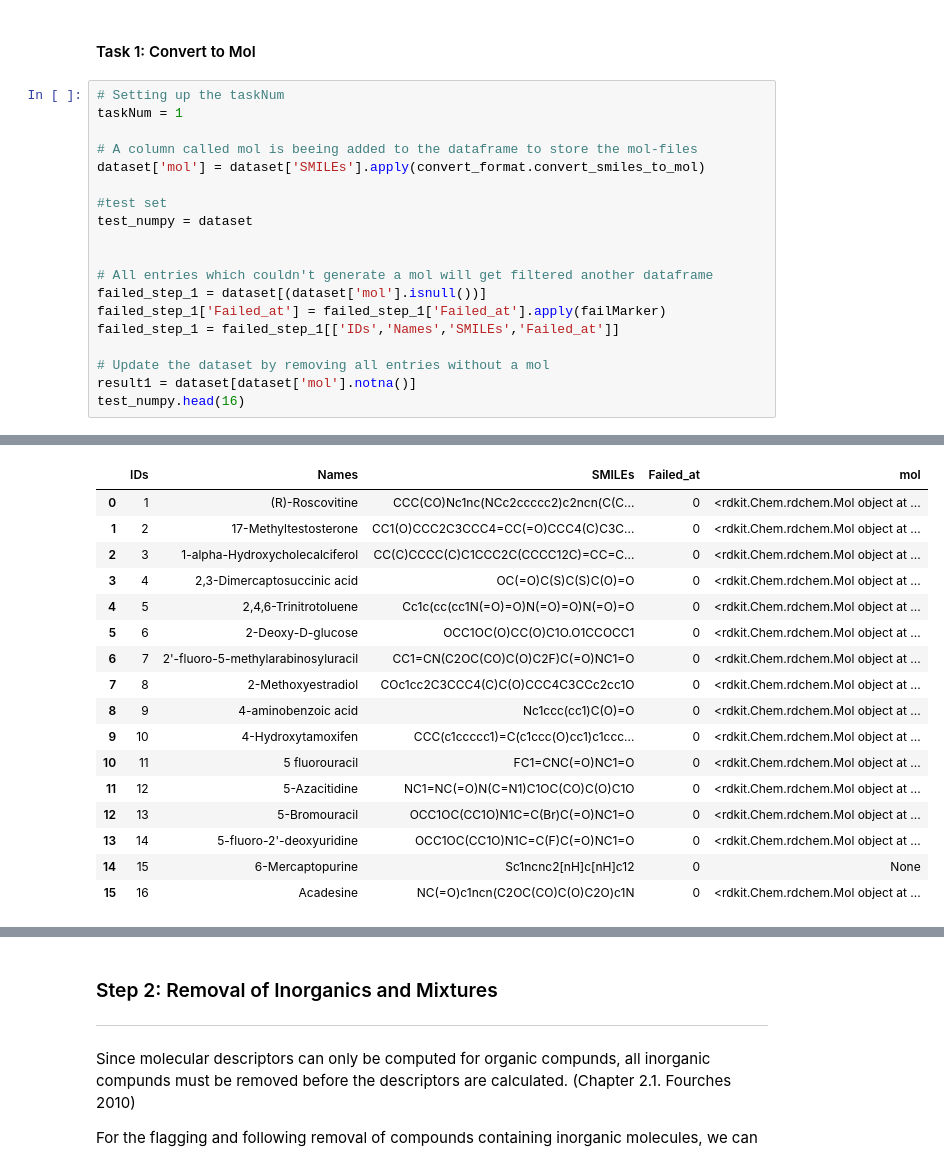
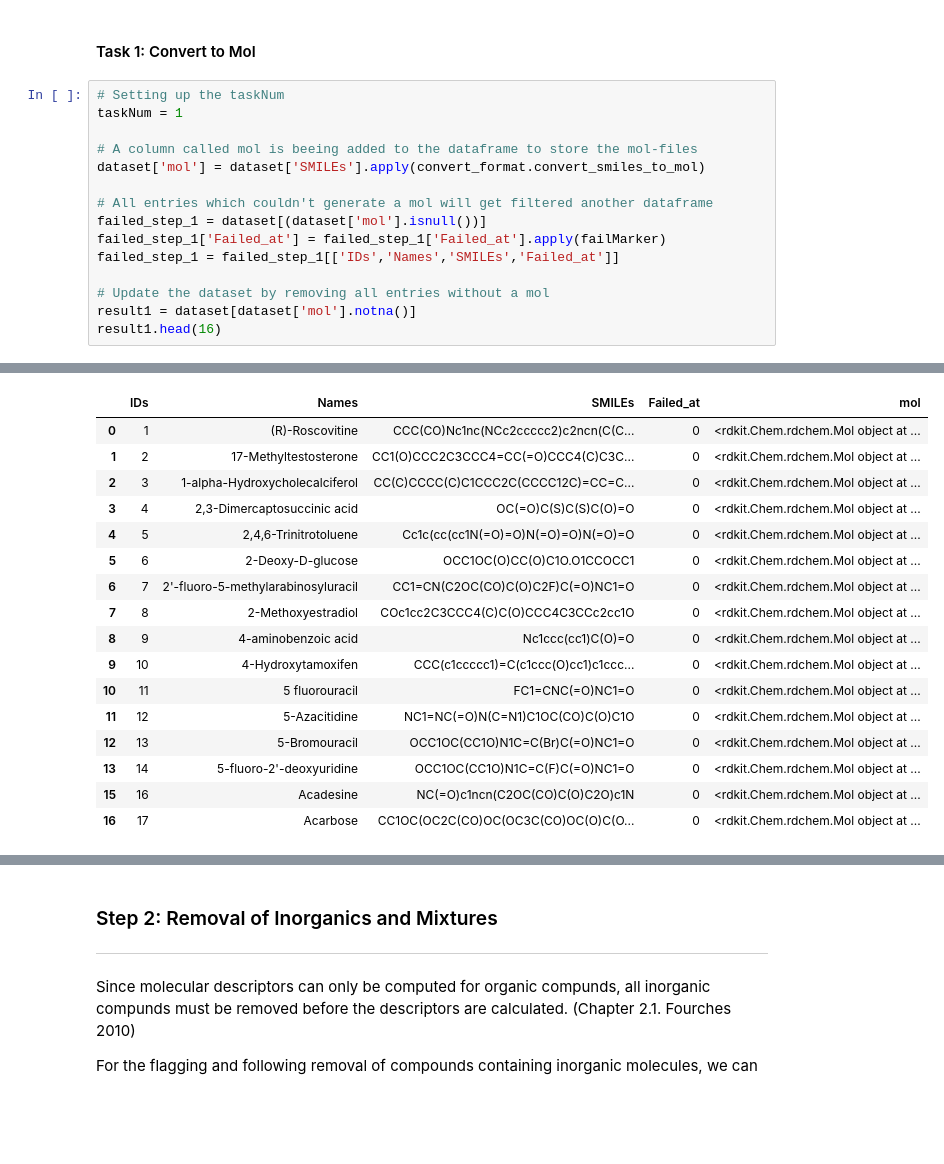
Before and after one commit to volkamerlab/opencadd, a Jupyter notebook: docs/tutorials/standardization.ipynb, the cells around one changed output, grey strips where cells are left out. Saved outputs shown, nothing was run; the diff lists cells and outputs as text; blank space fills up the shorter version.

```diff
--- a/docs/tutorials/standardization.ipynb
+++ b/docs/tutorials/standardization.ipynb
@@ -85,10 +85,6 @@ taskNum = 1
 
 # A column called mol is beeing added to the dataframe to store the mol-files
 dataset['mol'] = dataset['SMILEs'].apply(convert_format.convert_smiles_to_mol)
-
-#test set
-test_numpy = dataset
-
 
 # All entries which couldn't generate a mol will get filtered another dataframe
 failed_step_1 = dataset[(dataset['mol'].isnull())]
@@ -97,5 +93,5 @@ failed_step_1 = failed_step_1[['IDs','Names','SMILEs','Failed_at']]
 
 # Update the dataset by removing all entries without a mol
 result1 = dataset[dataset['mol'].notna()]
-test_numpy.head(16)
+result1.head(16)
 # %% [output]
@@ -115,23 +111,23 @@ RDKit ERROR: [14:36:22] Can't kekulize mol.  Unkekulized atoms: 11 12 13 15 16 1
 RDKit ERROR:
 A value is trying to be set on a copy of a slice from a DataFrame.
 Try using .loc[row_indexer,col_indexer] = value instead
 
 See the caveats in the documentation: https://pandas.pydata.org/pandas-docs/stable/user_guide/indexing.html#returning-a-view-versus-a-copy
   failed_step_1['Failed_at'] = failed_step_1['Failed_at'].apply(failMarker)
 |  | IDs | Names | SMILEs | Failed_at | mol |
 | 0 | 1 | (R)-Roscovitine | CCC(CO)Nc1nc(NCc2ccccc2)c2ncn(C(C... | 0 | <rdkit.Chem.rdchem.Mol object at ... |
 | 1 | 2 | 17-Methyltestosterone | CC1(O)CCC2C3CCC4=CC(=O)CCC4(C)C3C... | 0 | <rdkit.Chem.rdchem.Mol object at ... |
 | 2 | 3 | 1-alpha-Hydroxycholecalciferol | CC(C)CCCC(C)C1CCC2C(CCCC12C)=CC=C... | 0 | <rdkit.Chem.rdchem.Mol object at ... |
 | 3 | 4 | 2,3-Dimercaptosuccinic acid | OC(=O)C(S)C(S)C(O)=O | 0 | <rdkit.Chem.rdchem.Mol object at ... |
 | 4 | 5 | 2,4,6-Trinitrotoluene | Cc1c(cc(cc1N(=O)=O)N(=O)=O)N(=O)=O | 0 | <rdkit.Chem.rdchem.Mol object at ... |
 | 5 | 6 | 2-Deoxy-D-glucose | OCC1OC(O)CC(O)C1O.O1CCOCC1 | 0 | <rdkit.Chem.rdchem.Mol object at ... |
 | 6 | 7 | 2'-fluoro-5-methylarabinosyluracil | CC1=CN(C2OC(CO)C(O)C2F)C(=O)NC1=O | 0 | <rdkit.Chem.rdchem.Mol object at ... |
 | 7 | 8 | 2-Methoxyestradiol | COc1cc2C3CCC4(C)C(O)CCC4C3CCc2cc1O | 0 | <rdkit.Chem.rdchem.Mol object at ... |
 | 8 | 9 | 4-aminobenzoic acid | Nc1ccc(cc1)C(O)=O | 0 | <rdkit.Chem.rdchem.Mol object at ... |
 | 9 | 10 | 4-Hydroxytamoxifen | CCC(c1ccccc1)=C(c1ccc(O)cc1)c1ccc... | 0 | <rdkit.Chem.rdchem.Mol object at ... |
 | 10 | 11 | 5 fluorouracil | FC1=CNC(=O)NC1=O | 0 | <rdkit.Chem.rdchem.Mol object at ... |
 | 11 | 12 | 5-Azacitidine | NC1=NC(=O)N(C=N1)C1OC(CO)C(O)C1O | 0 | <rdkit.Chem.rdchem.Mol object at ... |
 | 12 | 13 | 5-Bromouracil | OCC1OC(CC1O)N1C=C(Br)C(=O)NC1=O | 0 | <rdkit.Chem.rdchem.Mol object at ... |
 | 13 | 14 | 5-fluoro-2'-deoxyuridine | OCC1OC(CC1O)N1C=C(F)C(=O)NC1=O | 0 | <rdkit.Chem.rdchem.Mol object at ... |
-| 14 | 15 | 6-Mercaptopurine | Sc1ncnc2[nH]c[nH]c12 | 0 | None |
 | 15 | 16 | Acadesine | NC(=O)c1ncn(C2OC(CO)C(O)C2O)c1N | 0 | <rdkit.Chem.rdchem.Mol object at ... |
+| 16 | 17 | Acarbose | CC1OC(OC2C(CO)OC(OC3C(CO)OC(O)C(O... | 0 | <rdkit.Chem.rdchem.Mol object at ... |
```
Also changed, not shown: parts of 29 cells of this notebook.
